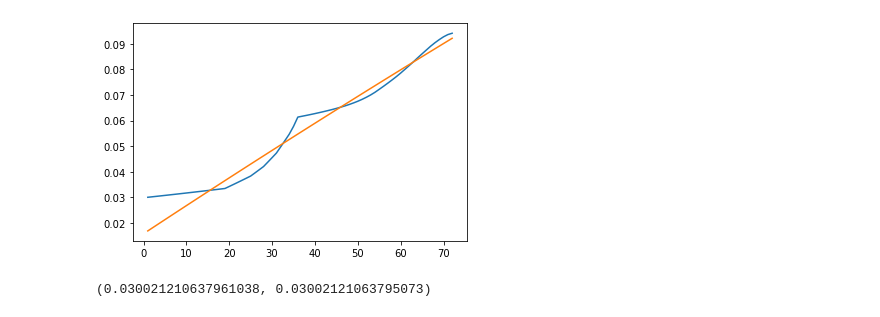
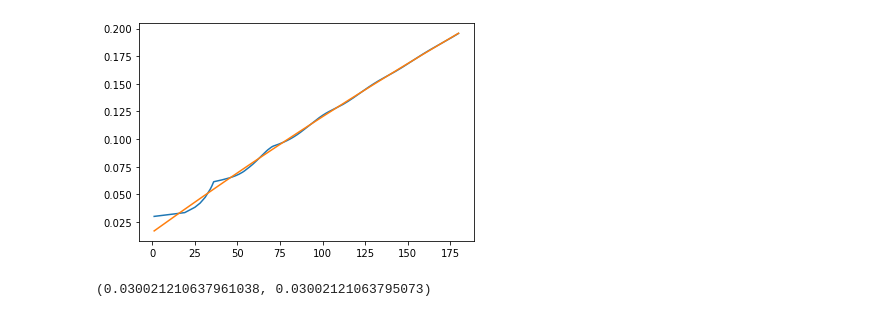
Before and after one commit to jeanHeibig/casinoRoulette, a Jupyter notebook: model2/simulation.ipynb, the cells around one changed output. Cells and saved outputs as stored; diff of their text form; code cells hidden in the pictures.

```diff
--- a/model2/simulation.ipynb
+++ b/model2/simulation.ipynb
@@ -24,14 +26,14 @@ mu_real = -np.real(np.exp(np.sum(np.log((1 - x[:-1]) / (x[-1] - x[:-1])))))  # Q
 # %%
 q = np.vectorize(lambda k: 1 + np.real(mu @ r ** k))
 # %%
-k = np.arange(1, 2 * n + 1)
+k = np.arange(1, 5 * n + 1)
 q_k = q(k)
 
 plt.plot(k, q_k)
 plt.plot(k, 1 + mu_real * np.real(r[-1]) ** k)
 plt.show()
 # %% [output]
-[figure, old version]
+[figure, new version]
 # %%
 float(q(1)), z / (n + z) / p_g
 # %% [output]
```
Also changed, not shown: parts of 4 cells of this notebook.
